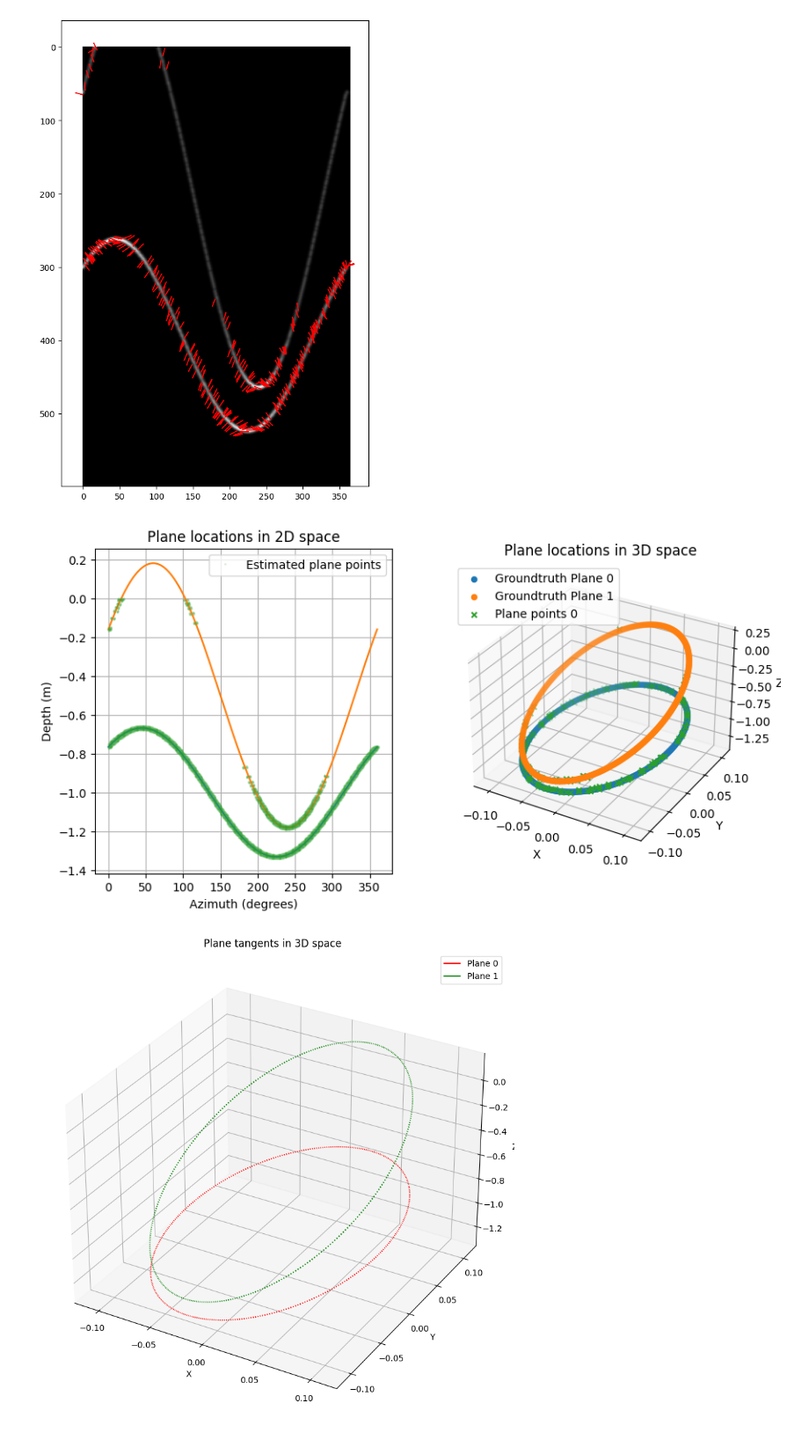
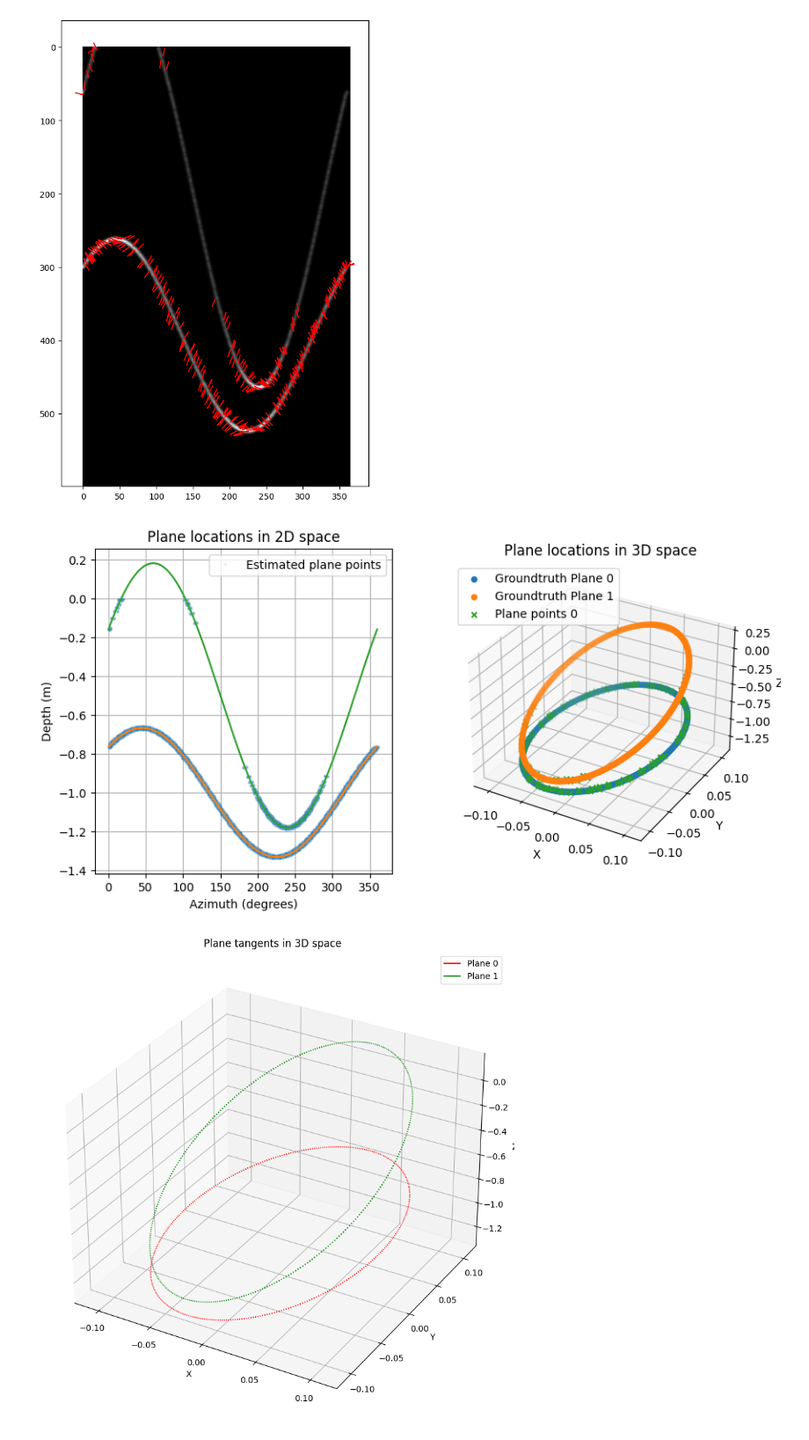
Before and after one commit to balthazarneveu/geosciences, a Jupyter notebook: TP_4/planes_synthesis.ipynb, the cells around one changed output. Shown at 88% size. Drawn from its saved outputs; the diff is of its cells as text; code cells hidden in the pictures.

Commit message:
#4 TP4 groundtruth versus estimates

```diff
--- a/TP_4/planes_synthesis.ipynb
+++ b/TP_4/planes_synthesis.ipynb
@@ -106,10 +105,14 @@ decim=30
 fig = plt.figure(figsize=(10, 5))
 ax = fig.add_subplot(121)
 # ----------------- 2D plot -----------------
+ax.plot(
+    torch.rad2deg(np.deg2rad(img_coords[:, 1])),
+    -img_coords[:, 0]*DEPTH_STEP,
+    "+",
+    markersize=1, alpha=0.2,
+    label="Estimated plane points"
+)
 ax.plot(torch.rad2deg(azimuth_coordinates_phi.T), altitude_z.T)
-ax.plot(torch.rad2deg(np.deg2rad(img_coords[:, 1])),  -img_coords[:, 0]*DEPTH_STEP,
-        "+", markersize=1, alpha=0.2,
-         label="Estimated plane points")
 ax.set_xlabel("Azimuth (degrees)")
 ax.set_ylabel("Depth (m)")
 ax.grid()
@@ -129,34 +132,34 @@ for batch_index in range(p3D_est.shape[0]):
     p3D_est_dec = p3D_est[:,  ::decim, :]
     x_coords, y_coords, z_coords = p3D_est_dec[batch_index, :, 0], p3D_est_dec[batch_index, :, 1], p3D_est_dec[batch_index, :, 2]
     ax.scatter(x_coords, y_coords, z_coords, "+", label=f"Plane points {batch_index}", marker='x')
 ax.legend()
 ax.set_xlabel('X')
 ax.set_ylabel('Y')
 ax.set_zlabel('Z')
 ax.set_title('Plane locations in 3D space')
 plt.show()
 
 # ----------------- 3D quiver -----------------
 fig = plt.figure(figsize=(10, 10))
 ax = fig.add_subplot(111, projection='3d')
 colors = ['r', 'g', 'b', 'y']
 # Extract x, y, z coordinates for plotting
 t3d = (p3D_gt[..., 1:, :] - p3D_gt[..., :-1, :])/3.
 for batch_index in range(p3D_gt.shape[0]):
     x_coords, y_coords, z_coords = p3D_gt[batch_index, :-1, 0], p3D_gt[batch_index, :-1, 1], p3D_gt[batch_index, :-1, 2]
     tangent3d_x, tangent3d_y, tangent3d_z = t3d[batch_index, :, 0], t3d[batch_index, :, 1], t3d[batch_index, :, 2]
     ax.quiver(x_coords, y_coords, z_coords, tangent3d_x, tangent3d_y, tangent3d_z,
               color=colors[batch_index%len(colors)],
               arrow_length_ratio=0.2,
               label=f"Plane {batch_index}")
 ax.set_xlabel('X')
 ax.set_ylabel('Y')
 ax.set_zlabel('Z')
 plt.legend()
 ax.set_title('Plane tangents in 3D space')
 plt.show()
 # %% [output]
-[figure, old version]
+[figure, new version]
 [figure]
 # %%
 batch_idx, element_idx = 0, 0
```
Also changed, not shown: parts of 2 cells of this notebook.
